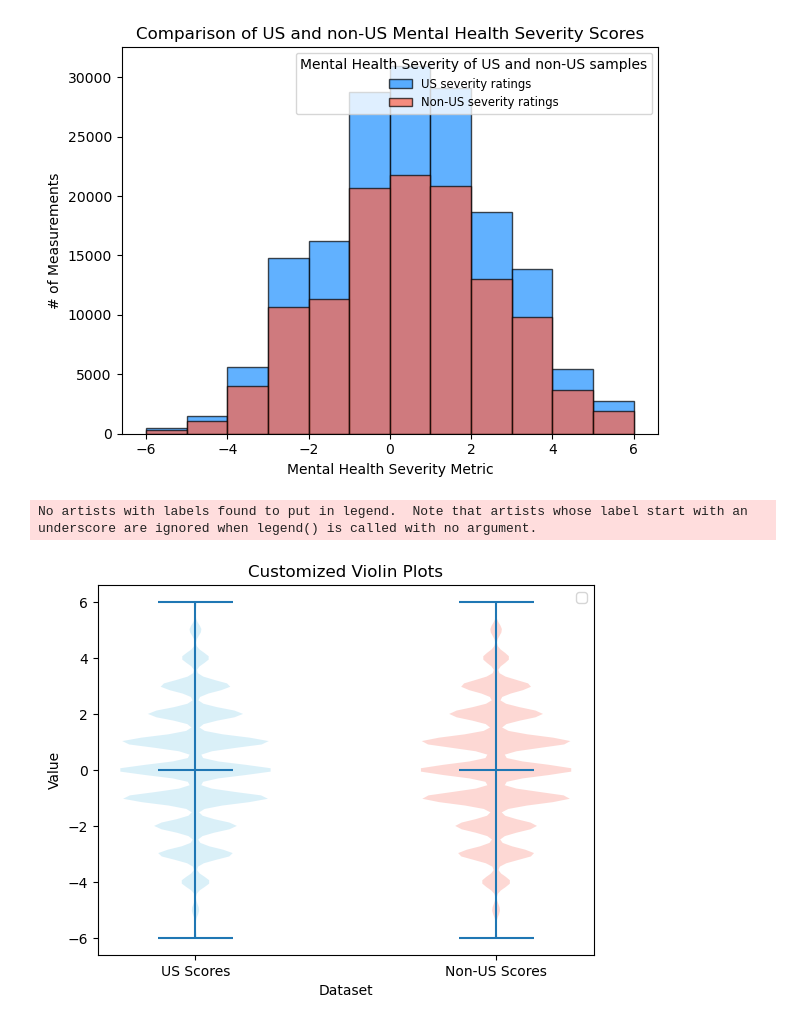
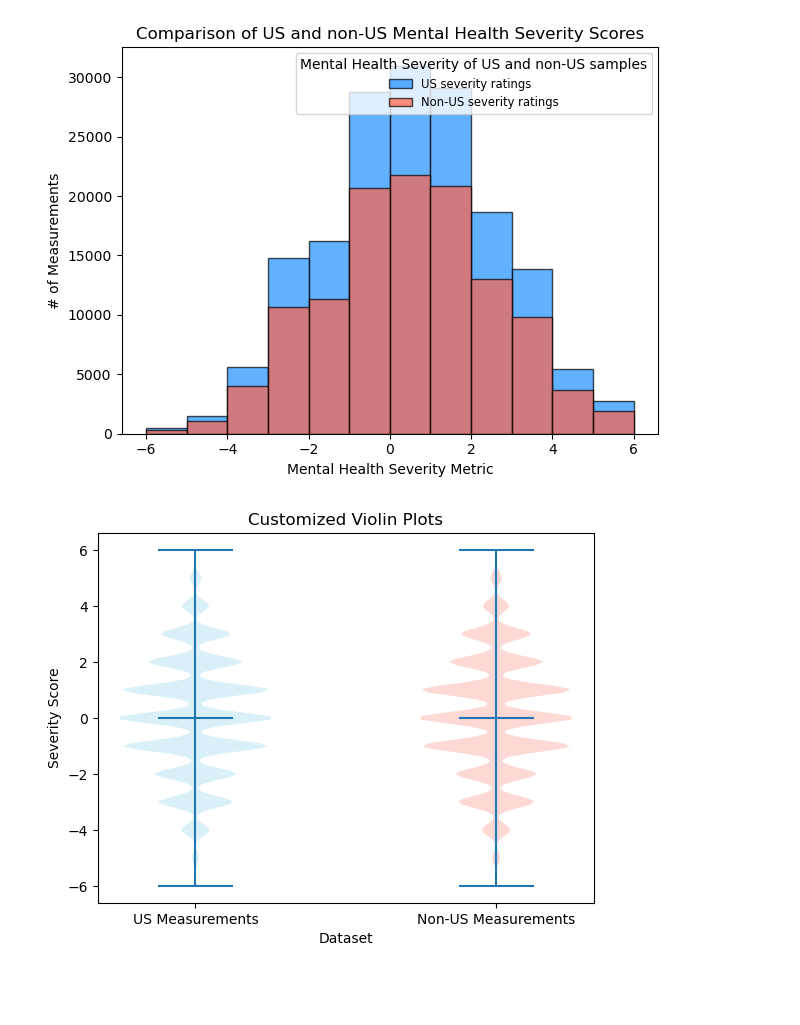
Before and after one commit to nchakicherla/ucb-dataviz-project1-group7, a Jupyter notebook: country_severity.ipynb, the cells around one changed output. Drawn from its saved outputs; the diff is of its cells as text; code cells hidden in the pictures; blank space fills up the shorter version.

```diff
--- a/country_severity.ipynb
+++ b/country_severity.ipynb
@@ -84,10 +141,11 @@ non_us_severity = 0
 for i in range(n_rows - 2):
     non_us_severity += results_df.values[i][4]
 # %%
+## Establish new working DataFrame for statistical test. Print new DF for reference.
+
 country_score_slices_df = pd.DataFrame()
 country_score_slices_df["country"] = orig_df["country"].copy()
 country_score_slices_df["severity"] = orig_df["mental_health_severity"].copy()
-country_score_slices_df["severity"] = orig_df["mental_health_severity"].copy()
 
 pprint.pp(country_score_slices_df)
 # %% [output]
@@ -181,26 +252,26 @@ plt.show()
 # %% [output]
 [figure]
 # %%
-## Create side-by-side violin plots representing distribution of mental health severity scores for US and non-US samples
+## Create side-by-side violin plots representing distribution of mental health severity scores for US and non-US samples. Plots show similar comparison as histrogram but more specificity. Not as helpful due to ordinal nature of measurements.
 fig, ax = plt.subplots()
 
 parts = ax.violinplot([us_severity_list, non_us_severity_list], showmeans=False, showmedians=True)
 
-# Customizing colors
+## Apply similar colors as histogram.
 colors = ['skyblue', 'salmon', 'lightgreen']
 for i, pc in enumerate(parts['bodies']):
     pc.set_facecolor(colors[i])
 
-# Add labels and title
+## Apply labels to different plots.
 ax.set_xlabel('Dataset')
-ax.set_ylabel('Value')
+ax.set_ylabel('Severity Score')
 ax.set_title('Customized Violin Plots')
 
-# Customize x-axis labels
+## Customize x-axis labels to differentiate populations.
 ax.set_xticks([1, 2])
-ax.set_xticklabels(['US Scores', 'Non-US Scores'])
+ax.set_xticklabels(['US Measurements', 'Non-US Measurements'])
 
+## Render graphic.
 plt.show()
 # %% [output]
-No artists with labels found to put in legend.  Note that artists whose label start with an underscore are ignored when legend() is called with no argument.
-[figure, old version]
+[figure, new version]
```
Also changed, not shown: parts of 15 cells of this notebook.
